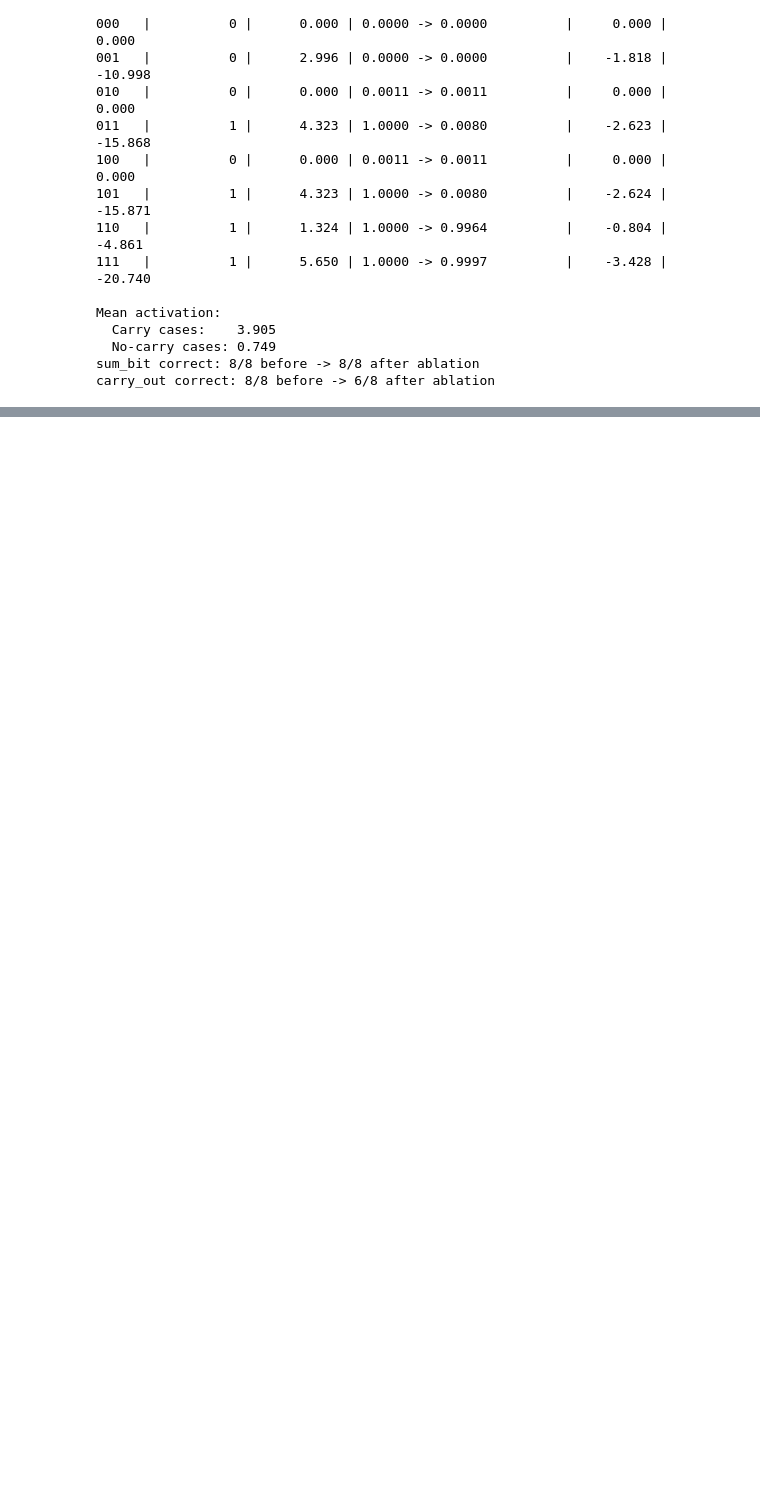
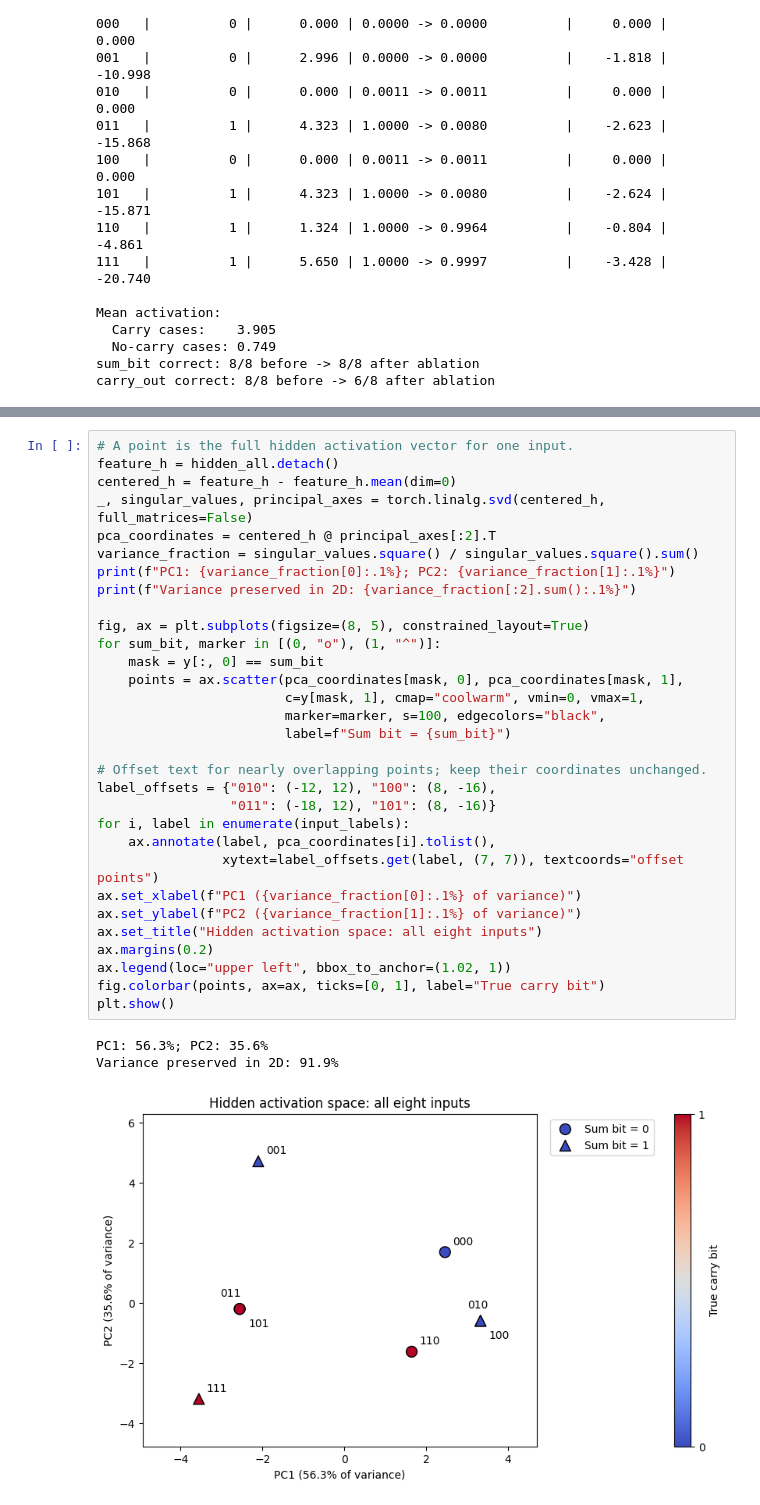
Before and after one commit to duke-aipi-Han/aipi590-XAI, a Jupyter notebook: assignments/mechanistic_interp_full_adder.ipynb, the cells around one changed output, grey strips where cells are left out. Saved outputs shown, nothing was run; the diff lists cells and outputs as text; blank space fills up the shorter version.

Commit message:
add additional hidden activation visualizaitons

```diff
--- a/assignments/mechanistic_interp_full_adder.ipynb
+++ b/assignments/mechanistic_interp_full_adder.ipynb
@@ -347,0 +364,35 @@ This supports a claim about **a neuron's contribution in this trained model**, r
+# %%
+# A point is the full hidden activation vector for one input.
+feature_h = hidden_all.detach()
+centered_h = feature_h - feature_h.mean(dim=0)
+_, singular_values, principal_axes = torch.linalg.svd(centered_h, full_matrices=False)
+pca_coordinates = centered_h @ principal_axes[:2].T
+variance_fraction = singular_values.square() / singular_values.square().sum()
+print(f"PC1: {variance_fraction[0]:.1%}; PC2: {variance_fraction[1]:.1%}")
+print(f"Variance preserved in 2D: {variance_fraction[:2].sum():.1%}")
+
+fig, ax = plt.subplots(figsize=(8, 5), constrained_layout=True)
+for sum_bit, marker in [(0, "o"), (1, "^")]:
+    mask = y[:, 0] == sum_bit
+    points = ax.scatter(pca_coordinates[mask, 0], pca_coordinates[mask, 1],
+                        c=y[mask, 1], cmap="coolwarm", vmin=0, vmax=1,
+                        marker=marker, s=100, edgecolors="black",
+                        label=f"Sum bit = {sum_bit}")
+
+# Offset text for nearly overlapping points; keep their coordinates unchanged.
+label_offsets = {"010": (-12, 12), "100": (8, -16),
+                 "011": (-18, 12), "101": (8, -16)}
+for i, label in enumerate(input_labels):
+    ax.annotate(label, pca_coordinates[i].tolist(),
+                xytext=label_offsets.get(label, (7, 7)), textcoords="offset points")
+ax.set_xlabel(f"PC1 ({variance_fraction[0]:.1%} of variance)")
+ax.set_ylabel(f"PC2 ({variance_fraction[1]:.1%} of variance)")
+ax.set_title("Hidden activation space: all eight inputs")
+ax.margins(0.2)
+ax.legend(loc="upper left", bbox_to_anchor=(1.02, 1))
+fig.colorbar(points, ax=ax, ticks=[0, 1], label="True carry bit")
+plt.show()
+# %% [output]
+PC1: 56.3%; PC2: 35.6%
+Variance preserved in 2D: 91.9%
+[figure, added]
```
Also changed, not shown: parts of 7 cells of this notebook.
